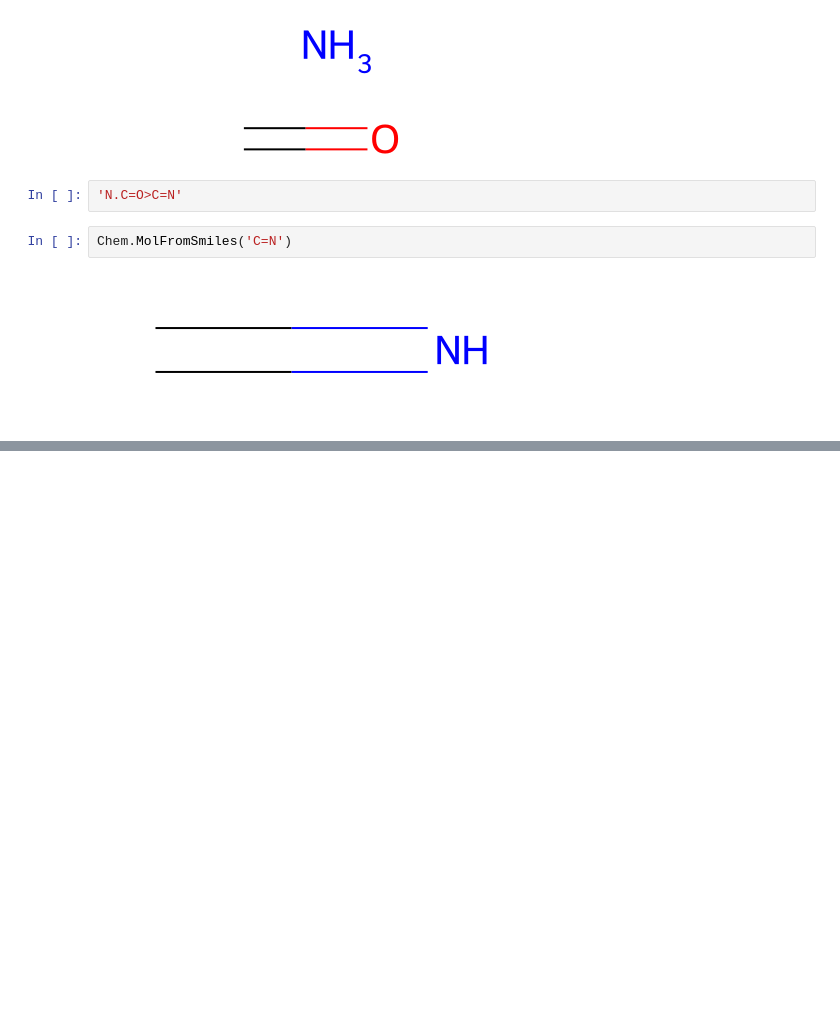
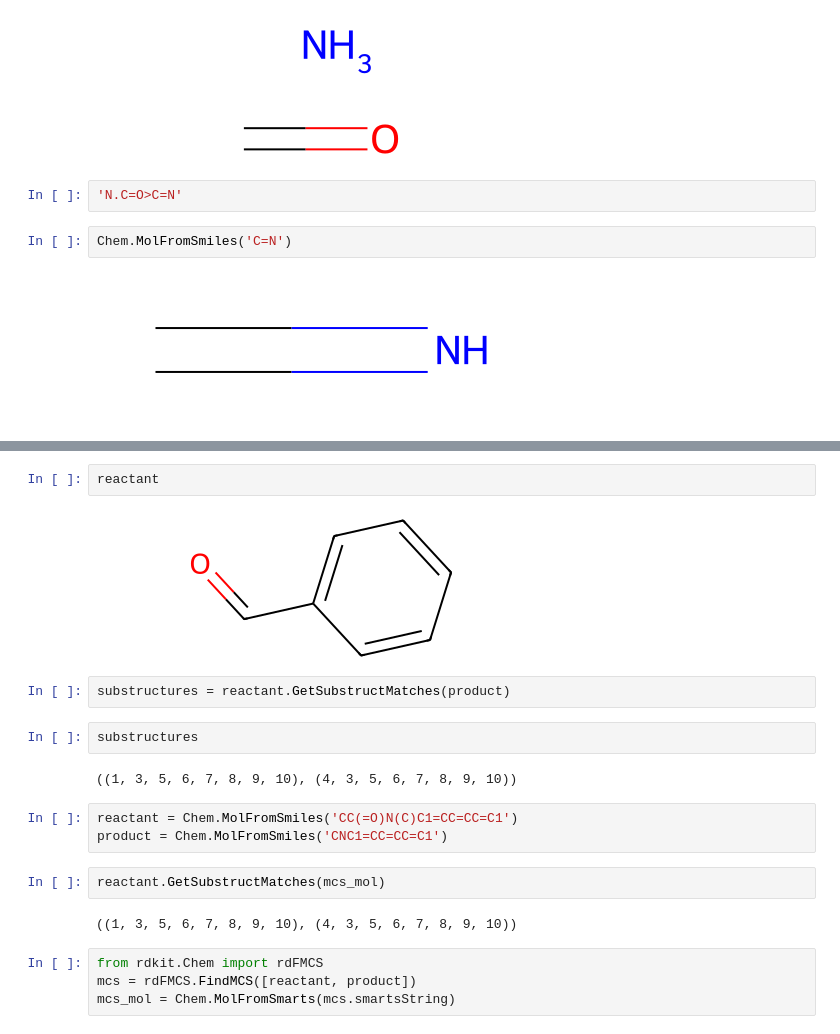
Before and after one commit to TieuLongPhan/SynRBL, a Jupyter notebook: Pipeline/Validation/check_rule_based.ipynb, the cells around one changed output, grey strips where cells are left out. Drawn from its saved outputs; the diff is of its cells as text; blank space fills up the shorter version.

```diff
--- a/Pipeline/Validation/check_rule_based.ipynb
+++ b/Pipeline/Validation/check_rule_based.ipynb
@@ -652,0 +660,21 @@ Chem.MolFromSmiles('C=N')
+# %%
+reactant
+# %% [output]
+[figure, added]
+# %%
+substructures = reactant.GetSubstructMatches(product)
+# %%
+substructures
+# %% [output]
+((1, 3, 5, 6, 7, 8, 9, 10), (4, 3, 5, 6, 7, 8, 9, 10))
+# %%
+reactant = Chem.MolFromSmiles('CC(=O)N(C)C1=CC=CC=C1')
+product = Chem.MolFromSmiles('CNC1=CC=CC=C1')
+# %%
+reactant.GetSubstructMatches(mcs_mol)
+# %% [output]
+((1, 3, 5, 6, 7, 8, 9, 10), (4, 3, 5, 6, 7, 8, 9, 10))
+# %%
+from rdkit.Chem import rdFMCS
+mcs = rdFMCS.FindMCS([reactant, product])
+mcs_mol = Chem.MolFromSmarts(mcs.smartsString)
```
Also changed, not shown: parts of 3 cells of this notebook, 14 other files.
